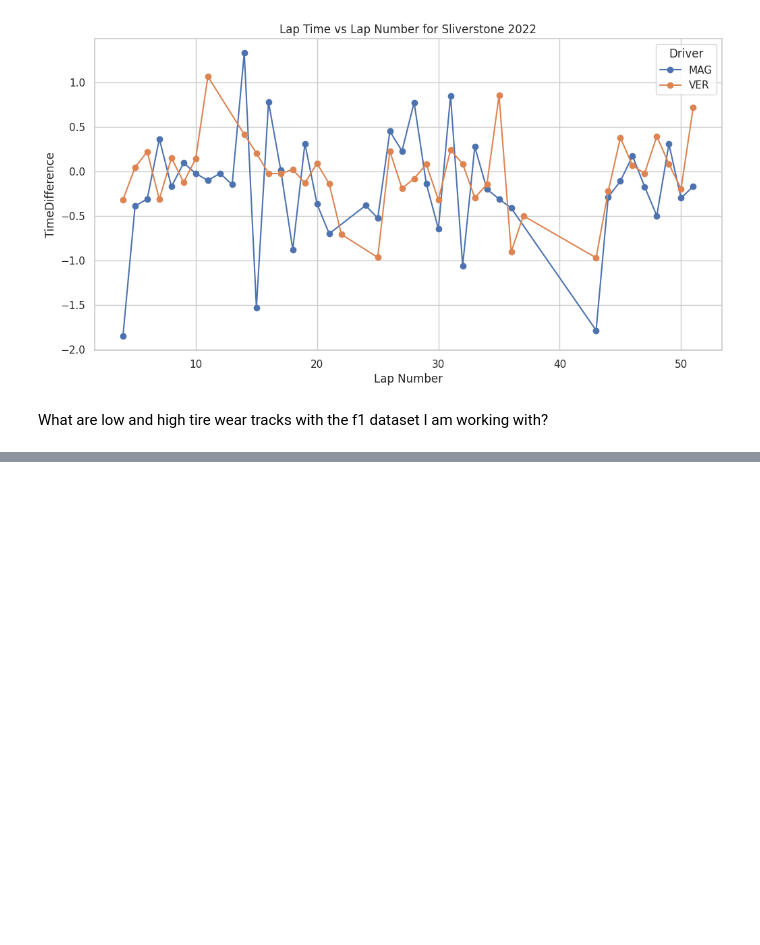
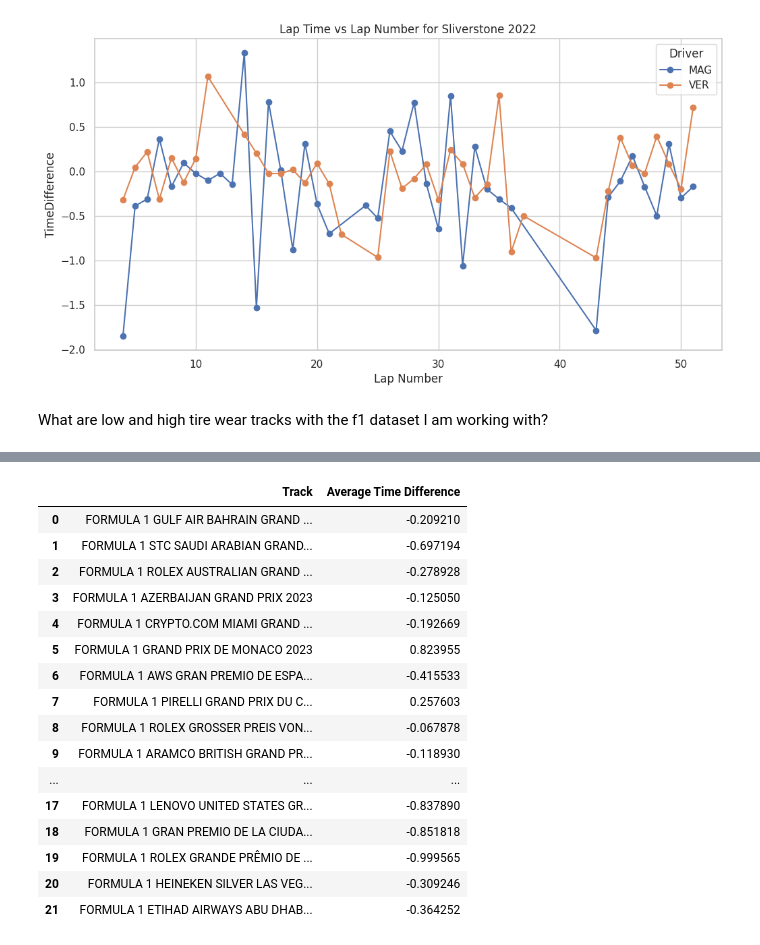
Before and after one commit to mistryvivek/AutoF1-RNN-Race-Simulator, a Jupyter notebook: Lit_Review_Data_Analysis.ipynb, the cells around one changed output, grey strips where cells are left out. Cells and saved outputs as stored; diff of their text form; code cells hidden in the pictures; blank space fills up the shorter version.

```diff
--- a/Lit_Review_Data_Analysis.ipynb
+++ b/Lit_Review_Data_Analysis.ipynb
@@ -736,0 +797,20 @@ What are low and high tire wear tracks with the f1 dataset I am working with?
+# %%
+averageTimeDifference23
+# %% [output]
+|  | Track | Average Time Difference |
+| 0 | FORMULA 1 GULF AIR BAHRAIN GRAND ... | -0.209210 |
+| 1 | FORMULA 1 STC SAUDI ARABIAN GRAND... | -0.697194 |
+| 2 | FORMULA 1 ROLEX AUSTRALIAN GRAND ... | -0.278928 |
+| 3 | FORMULA 1 AZERBAIJAN GRAND PRIX 2023 | -0.125050 |
+| 4 | FORMULA 1 CRYPTO.COM MIAMI GRAND ... | -0.192669 |
+| 5 | FORMULA 1 GRAND PRIX DE MONACO 2023 | 0.823955 |
+| 6 | FORMULA 1 AWS GRAN PREMIO DE ESPA... | -0.415533 |
+| 7 | FORMULA 1 PIRELLI GRAND PRIX DU C... | 0.257603 |
+| 8 | FORMULA 1 ROLEX GROSSER PREIS VON... | -0.067878 |
+| 9 | FORMULA 1 ARAMCO BRITISH GRAND PR... | -0.118930 |
+| ... | ... | ... |
+| 17 | FORMULA 1 LENOVO UNITED STATES GR... | -0.837890 |
+| 18 | FORMULA 1 GRAN PREMIO DE LA CIUDA... | -0.851818 |
+| 19 | FORMULA 1 ROLEX GRANDE PRÊMIO DE ... | -0.999565 |
+| 20 | FORMULA 1 HEINEKEN SILVER LAS VEG... | -0.309246 |
+| 21 | FORMULA 1 ETIHAD AIRWAYS ABU DHAB... | -0.364252 |
```
Also changed, not shown: parts of 4 cells of this notebook.
